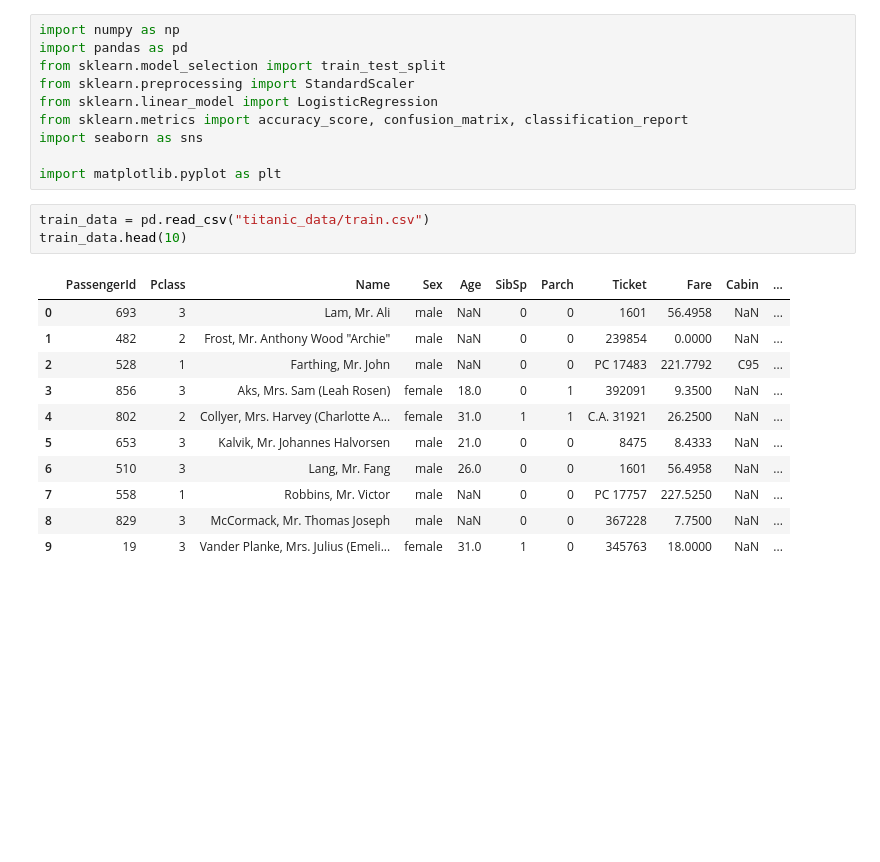
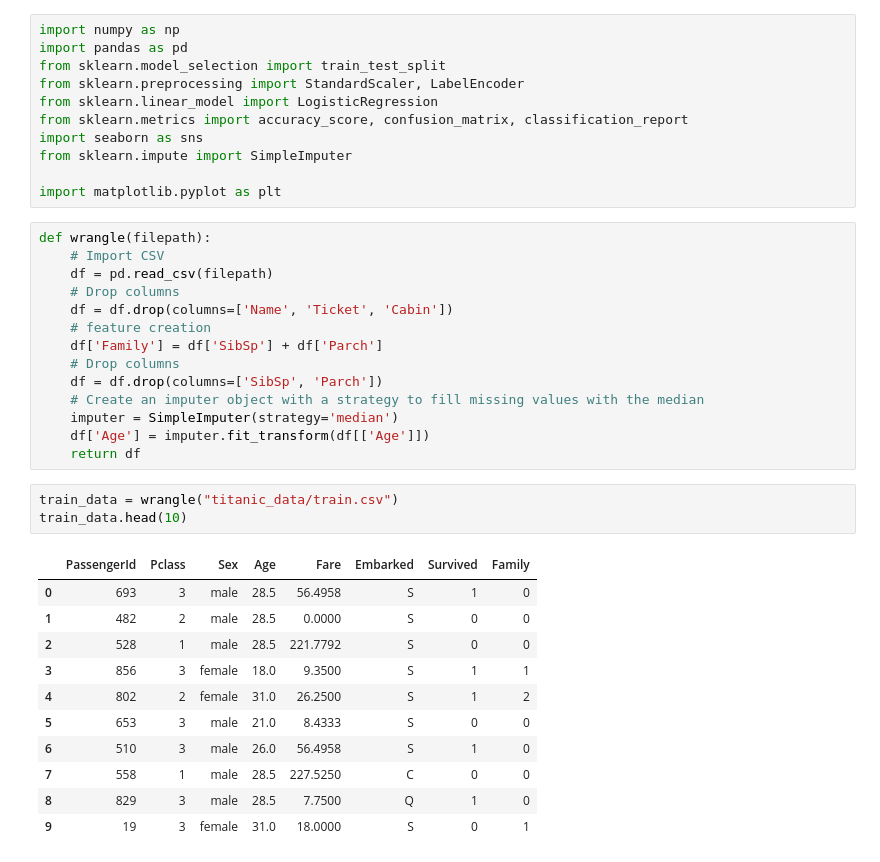
Before and after one commit to amoako420/Titanic_ML, a Jupyter notebook: code.ipynb, the cells around one changed output. Cells and saved outputs as stored; diff of their text form; blank space fills up the shorter version.

```diff
--- a/code.ipynb
+++ b/code.ipynb
@@ -2,24 +2,39 @@
 import numpy as np
 import pandas as pd
 from sklearn.model_selection import train_test_split
-from sklearn.preprocessing import StandardScaler
+from sklearn.preprocessing import StandardScaler, LabelEncoder
 from sklearn.linear_model import LogisticRegression
 from sklearn.metrics import accuracy_score, confusion_matrix, classification_report
 import seaborn as sns
+from sklearn.impute import SimpleImputer
 
 import matplotlib.pyplot as plt
+# %%
+def wrangle(filepath):
+    # Import CSV
+    df = pd.read_csv(filepath)
+    # Drop columns
+    df = df.drop(columns=['Name', 'Ticket', 'Cabin'])
+    # feature creation
+    df['Family'] = df['SibSp'] + df['Parch']
+    # Drop columns
+    df = df.drop(columns=['SibSp', 'Parch'])
+    # Create an imputer object with a strategy to fill missing values with the median
+    imputer = SimpleImputer(strategy='median')
+    df['Age'] = imputer.fit_transform(df[['Age']])
+    return df
 # %%
-train_data = pd.read_csv("titanic_data/train.csv")
+train_data = wrangle("titanic_data/train.csv")
 train_data.head(10)
 # %% [output]
-|  | PassengerId | Pclass | Name | Sex | Age | SibSp | Parch | Ticket | Fare | Cabin | ... |
-| 0 | 693 | 3 | Lam, Mr. Ali | male | NaN | 0 | 0 | 1601 | 56.4958 | NaN | ... |
-| 1 | 482 | 2 | Frost, Mr. Anthony Wood "Archie" | male | NaN | 0 | 0 | 239854 | 0.0000 | NaN | ... |
-| 2 | 528 | 1 | Farthing, Mr. John | male | NaN | 0 | 0 | PC 17483 | 221.7792 | C95 | ... |
-| 3 | 856 | 3 | Aks, Mrs. Sam (Leah Rosen) | female | 18.0 | 0 | 1 | 392091 | 9.3500 | NaN | ... |
-| 4 | 802 | 2 | Collyer, Mrs. Harvey (Charlotte A... | female | 31.0 | 1 | 1 | C.A. 31921 | 26.2500 | NaN | ... |
-| 5 | 653 | 3 | Kalvik, Mr. Johannes Halvorsen | male | 21.0 | 0 | 0 | 8475 | 8.4333 | NaN | ... |
-| 6 | 510 | 3 | Lang, Mr. Fang | male | 26.0 | 0 | 0 | 1601 | 56.4958 | NaN | ... |
-| 7 | 558 | 1 | Robbins, Mr. Victor | male | NaN | 0 | 0 | PC 17757 | 227.5250 | NaN | ... |
-| 8 | 829 | 3 | McCormack, Mr. Thomas Joseph | male | NaN | 0 | 0 | 367228 | 7.7500 | NaN | ... |
-| 9 | 19 | 3 | Vander Planke, Mrs. Julius (Emeli... | female | 31.0 | 1 | 0 | 345763 | 18.0000 | NaN | ... |
+|  | PassengerId | Pclass | Sex | Age | Fare | Embarked | Survived | Family |
+| 0 | 693 | 3 | male | 28.5 | 56.4958 | S | 1 | 0 |
+| 1 | 482 | 2 | male | 28.5 | 0.0000 | S | 0 | 0 |
+| 2 | 528 | 1 | male | 28.5 | 221.7792 | S | 0 | 0 |
+| 3 | 856 | 3 | female | 18.0 | 9.3500 | S | 1 | 1 |
+| 4 | 802 | 2 | female | 31.0 | 26.2500 | S | 1 | 2 |
+| 5 | 653 | 3 | male | 21.0 | 8.4333 | S | 0 | 0 |
+| 6 | 510 | 3 | male | 26.0 | 56.4958 | S | 1 | 0 |
+| 7 | 558 | 1 | male | 28.5 | 227.5250 | C | 0 | 0 |
+| 8 | 829 | 3 | male | 28.5 | 7.7500 | Q | 1 | 0 |
+| 9 | 19 | 3 | female | 31.0 | 18.0000 | S | 0 | 1 |
```
Also changed, not shown: parts of 17 cells of this notebook.
